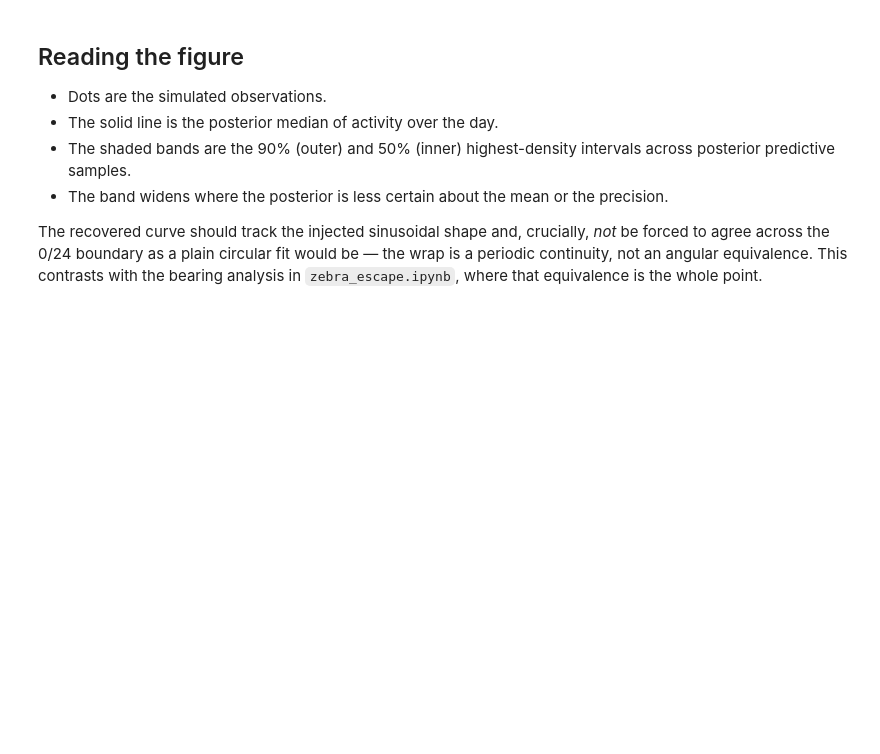
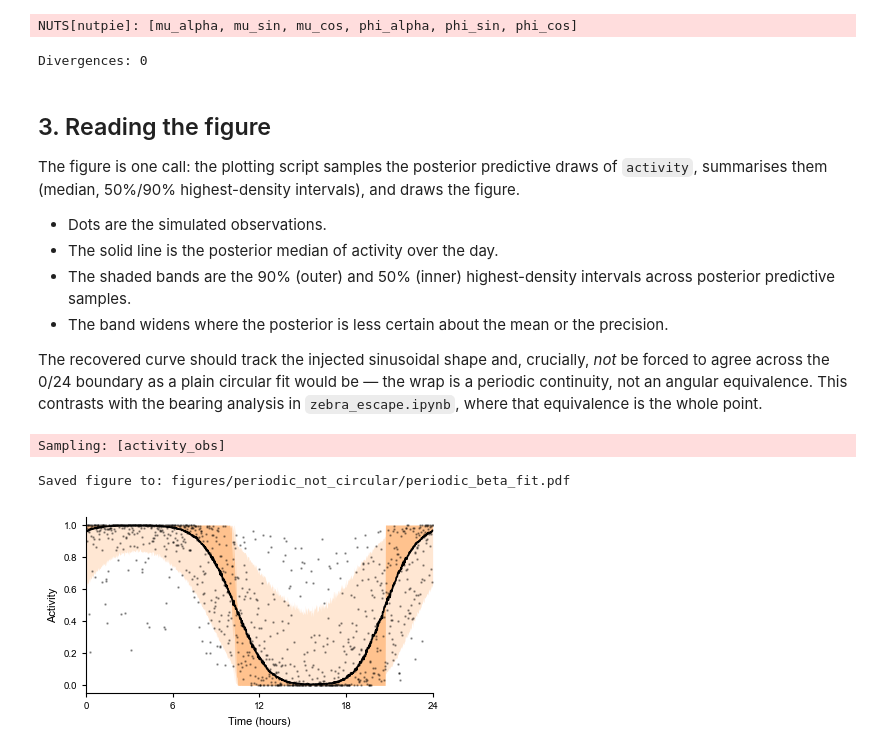
Before and after one commit to jgraving/unwrap, a Jupyter notebook: notebooks/periodic_not_circular.ipynb, the cells around one changed output. Drawn from its saved outputs; the diff is of its cells as text; code cells hidden in the pictures; blank space fills up the shorter version.

```diff
--- a/notebooks/periodic_not_circular.ipynb
+++ b/notebooks/periodic_not_circular.ipynb
@@ -104,14 +102,0 @@ Note the separation of the two latent curves: `mu` (where activity is centred th
-# %%
-# posterior predictive samples: (chain, draw, time) OR (draw, time)
-y = np.asarray(ppc["activity_obs"])
-if y.ndim == 3:
-    y = y.reshape(-1, y.shape[-1])  # (S, T)
-elif y.ndim == 2:
-    pass
-else:
-    raise ValueError(f"Unexpected posterior predictive shape: {y.shape}")
-
-# Overlay the model's posterior predictive median and 90% HDI on the
-# simulated rhythm; the summarising statistics and the figure itself live
-# in the plotting script.
-plots.plot_beta_fit_ppc(time, activity, y)
@@ -120,5 +129,17 @@ plots.plot_beta_fit_ppc(time, activity, y)
+# %%
+# Fit the model (seeded for reproducibility).
+with model:
+    trace = pm.sample(1000, tune=1000, random_seed=SEED, progressbar=False)
+
+# Report the divergence count first: R-hat is only meaningful when it is 0.
+print("Divergences:", int(trace.sample_stats.diverging.sum()))
+# %% [output]
+NUTS[nutpie]: [mu_alpha, mu_sin, mu_cos, phi_alpha, phi_sin, phi_cos]
+Divergences: 0
 # %% [markdown]
-## Reading the figure
+## 3. Reading the figure
+
+The figure is one call: the plotting script samples the posterior predictive draws of `activity`, summarises them (median, 50%/90% highest-density intervals), and draws the figure.
 
 - Dots are the simulated observations.
 - The solid line is the posterior median of activity over the day.
@@ -126,3 +147,14 @@ plots.plot_beta_fit_ppc(time, activity, y)
 - The band widens where the posterior is less certain about the mean or the precision.
 
 The recovered curve should track the injected sinusoidal shape and, crucially, *not* be forced to agree across the 0/24 boundary as a plain circular fit would be — the wrap is a periodic continuity, not an angular equivalence. This contrasts with the bearing analysis in `zebra_escape.ipynb`, where that equivalence is the whole point.
+# %%
+# The simulated rhythm with the model's posterior predictive median and
+# 50%/90% HDI overlaid (sampling the posterior predictive draws and the
+# figure export live in the plotting script).
+plots.plot_beta_fit_ppc(time, activity, model, trace,
+                        save_path="figures/periodic_not_circular/periodic_beta_fit.pdf")
+plt.show()
+# %% [output]
+Sampling: [activity_obs]
+Saved figure to: figures/periodic_not_circular/periodic_beta_fit.pdf
+[figure, added]
```
Also changed, not shown: parts of 10 cells of this notebook.
